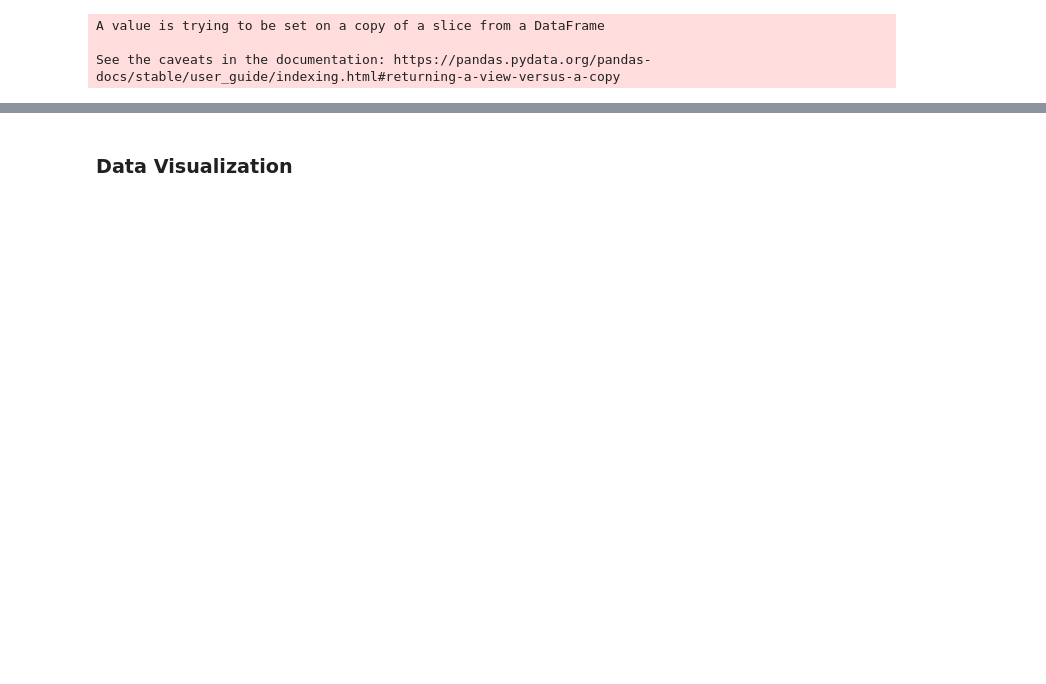
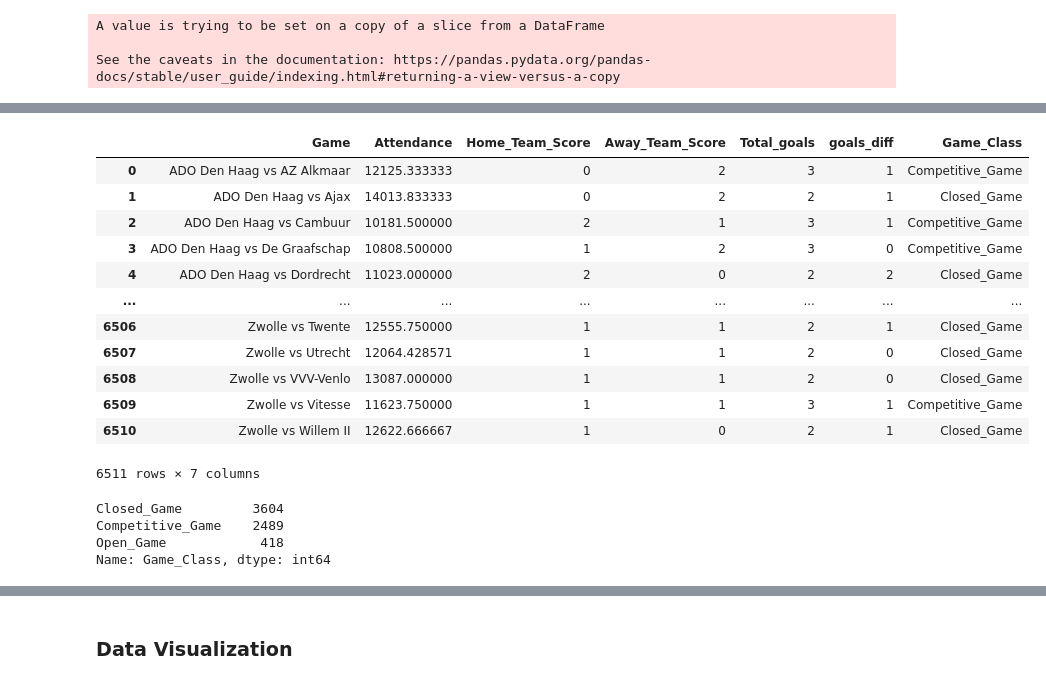
Before and after one commit to MohammedAljaafai/Football_Matches_Recommendation_System_Capstone, a Jupyter notebook: Football_EDA.ipynb, the cells around one changed output, grey strips where cells are left out. Cells and saved outputs as stored; diff of their text form; code cells hidden in the pictures; blank space fills up the shorter version.

```diff
--- a/Football_EDA.ipynb
+++ b/Football_EDA.ipynb
@@ -480,0 +482,23 @@ df.describe()
+# %%
+All_games
+# %% [output]
+|  | Game | Attendance | Home_Team_Score | Away_Team_Score | Total_goals | goals_diff | Game_Class |
+| 0 | ADO Den Haag vs AZ Alkmaar | 12125.333333 | 0 | 2 | 3 | 1 | Competitive_Game |
+| 1 | ADO Den Haag vs Ajax | 14013.833333 | 0 | 2 | 2 | 1 | Closed_Game |
+| 2 | ADO Den Haag vs Cambuur | 10181.500000 | 2 | 1 | 3 | 1 | Competitive_Game |
+| 3 | ADO Den Haag vs De Graafschap | 10808.500000 | 1 | 2 | 3 | 0 | Competitive_Game |
+| 4 | ADO Den Haag vs Dordrecht | 11023.000000 | 2 | 0 | 2 | 2 | Closed_Game |
+| ... | ... | ... | ... | ... | ... | ... | ... |
+| 6506 | Zwolle vs Twente | 12555.750000 | 1 | 1 | 2 | 1 | Closed_Game |
+| 6507 | Zwolle vs Utrecht | 12064.428571 | 1 | 1 | 2 | 0 | Closed_Game |
+| 6508 | Zwolle vs VVV-Venlo | 13087.000000 | 1 | 1 | 2 | 0 | Closed_Game |
+| 6509 | Zwolle vs Vitesse | 11623.750000 | 1 | 1 | 3 | 1 | Competitive_Game |
+| 6510 | Zwolle vs Willem II | 12622.666667 | 1 | 0 | 2 | 1 | Closed_Game |
+6511 rows × 7 columns
+# %%
+All_games.Game_Class.value_counts()
+# %% [output]
+Closed_Game         3604
+Competitive_Game    2489
+Open_Game            418
+Name: Game_Class, dtype: int64
```
Also changed, not shown: parts of 18 cells of this notebook, 5 other files.
